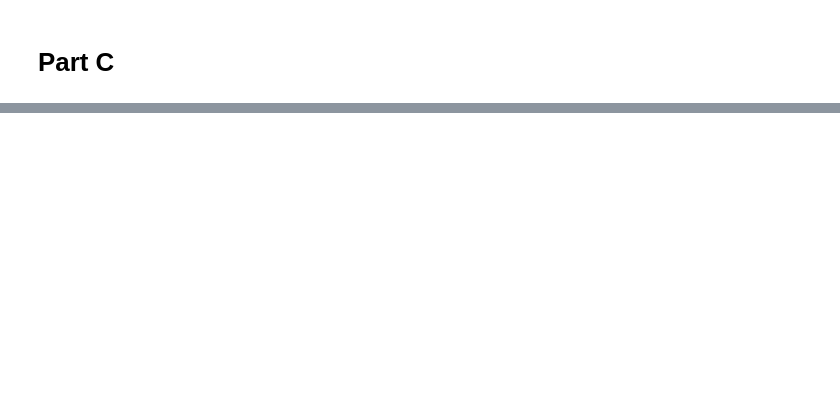
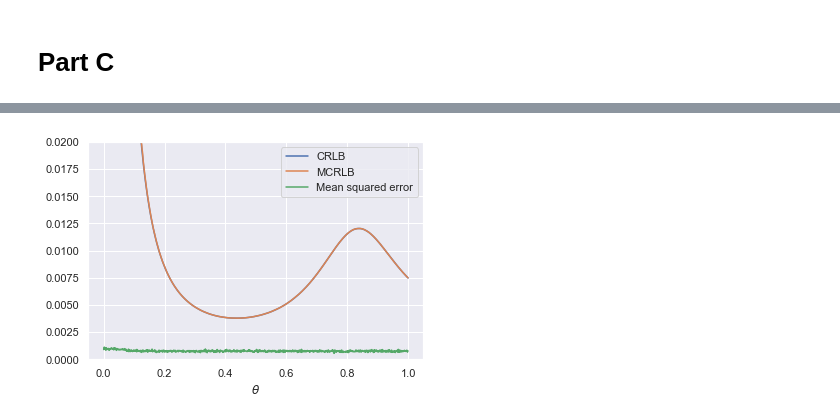
Before and after one commit to kirill5pol/estimation-theory, a Jupyter notebook: Assign3.ipynb, the cells around one changed output, grey strips where cells are left out. Saved outputs shown, nothing was run; the diff lists cells and outputs as text; code cells hidden in the pictures; blank space fills up the shorter version.

```diff
--- a/Assign3.ipynb
+++ b/Assign3.ipynb
@@ -156,0 +199,22 @@ for y, ylabel, ylim in zip(ys, ylabels, ylims):
+# %%
+j_thetas = fisher(0.1, thetas)
+j_thetas[0] = j_thetas[1]  # Remove a divide by zero
+
+# Calulcate the derivative of biases
+d_biases = sp.signal.savgol_filter(biases, window_length=21, polyorder=2, deriv=1)
+
+crlb = j_thetas**(-1)
+mcrlb = ((d_biases + 1)**2 / j_thetas) + biases**2
+# %%
+ys = [crlb, mcrlb, mses]
+ylabels = ['CRLB', 'MCRLB', 'Mean squared error']
+
+for y, ylabel in zip(ys, ylabels):
+    plt.plot(thetas, y, label=ylabel)
+
+plt.ylim((0, .02))
+plt.xlabel('$\\theta$')
+plt.legend()
+plt.show()
+# %% [output]
+[figure, added]
```
Also changed, not shown: parts of 7 cells of this notebook.
